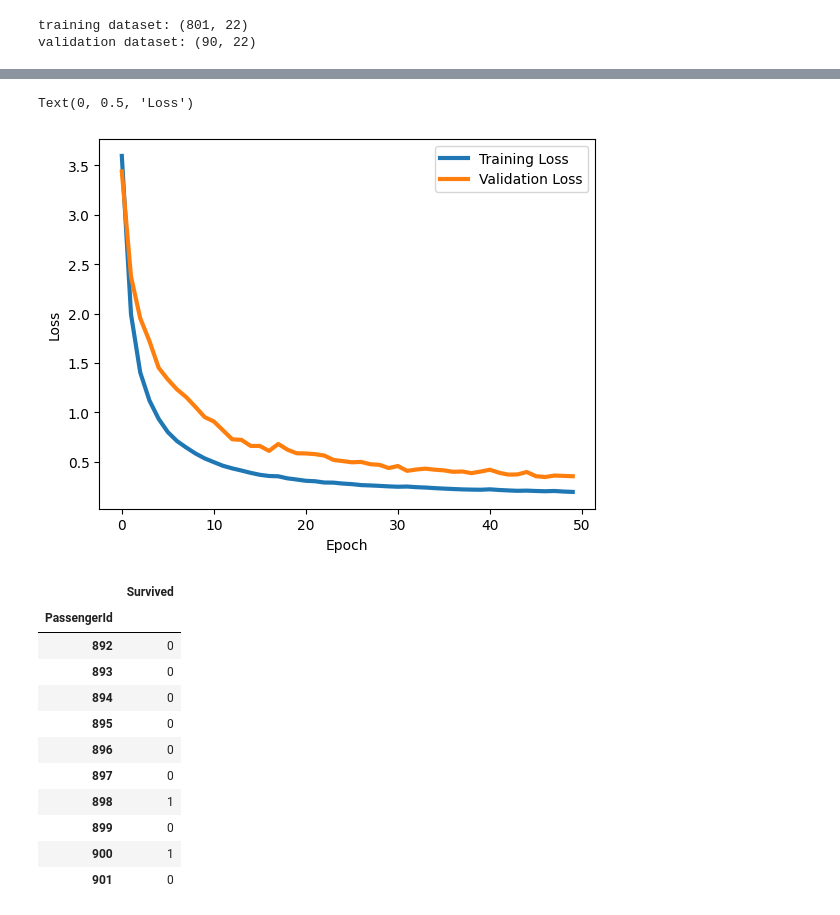
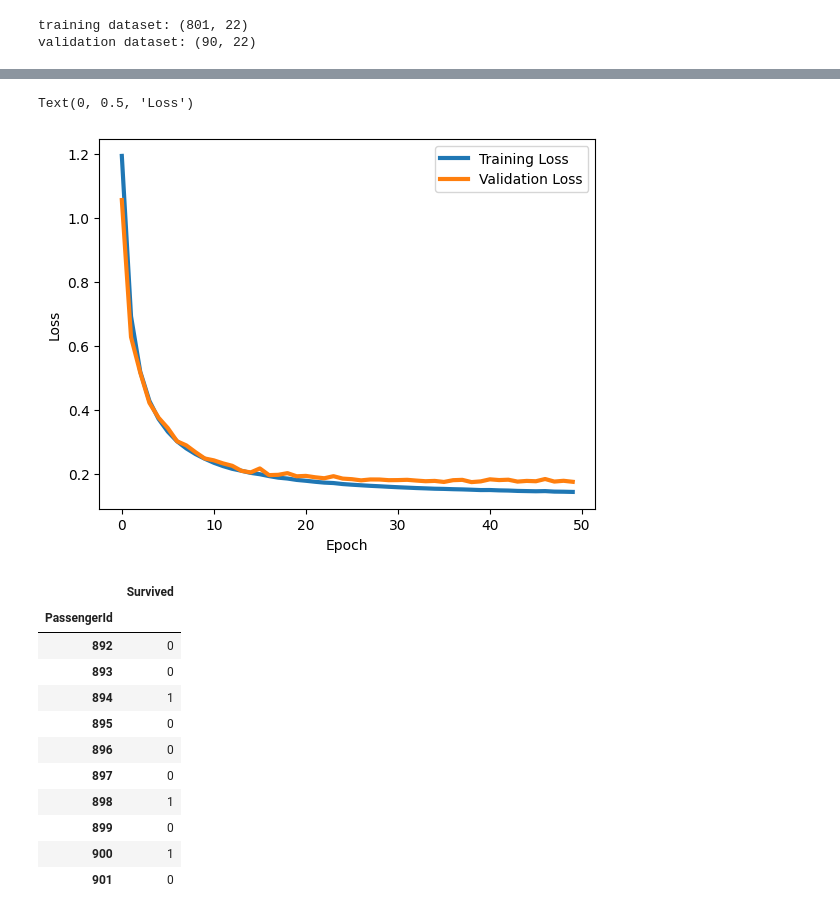
Before and after one commit to zirkelc/micrograd-titanic, a Jupyter notebook: micrograd.ipynb, the cells around one changed output, grey strips where cells are left out. Cells and saved outputs as stored; diff of their text form; code cells hidden in the pictures.

```diff
--- a/micrograd.ipynb
+++ b/micrograd.ipynb
@@ -312,17 +312,17 @@ def train_model(model, xy_train, xy_validate, num_epochs=100, batch_size=32):
 
     for epoch in range(num_epochs):
         # Shuffle training data at the beginning of each epoch
-        #x_train, y_train = shuffle(x_train, y_train)
+        x_train, y_train = shuffle(x_train, y_train)
 
         for batch in range(num_batches):
             # Calculate next batch indices
-            #start = batch * batch_size
-            #end = start + batch_size
-            #x_batch, y_batch = x_train[start:end], y_train[start:end]
+            start = batch * batch_size
+            end = start + batch_size
+            x_batch, y_batch = x_train[start:end], y_train[start:end]
 
             # sample a random batch from the training data
-            ri = np.random.permutation(x_train.shape[0])[:batch_size]
-            x_batch, y_batch = x_train[ri], y_train[ri]
+            #ri = np.random.permutation(x_train.shape[0])[:batch_size]
+            #x_batch, y_batch = x_train[ri], y_train[ri]
 
             # train on batch
             train_output = forward(model, x_batch)
@@ -353,7 +353,7 @@ def train_model(model, xy_train, xy_validate, num_epochs=100, batch_size=32):
 # %%
 # Define number of input features, hidden layers, and output features
 num_inputs = X_train.shape[1]
-num_hidden = [33]
+num_hidden = [22, 22]
 num_outputs = 1
 
 # Initialize the model
@@ -402,5 +402,5 @@ Validation loss: 0.354
 Text(0, 0.5, 'Loss')
-[figure, old version]
+[figure, new version]
 # %%
 # Input features from the scaled test dataset
 test_features = test_scaled_df.to_numpy()
@@ -419,7 +419,7 @@ submission_df.head(10)
 | PassengerId |  |
 | 892 | 0 |
 | 893 | 0 |
-| 894 | 0 |
+| 894 | 1 |
 | 895 | 0 |
 | 896 | 0 |
 | 897 | 0 |
```
Also changed, not shown: parts of 1 cell of this notebook.
